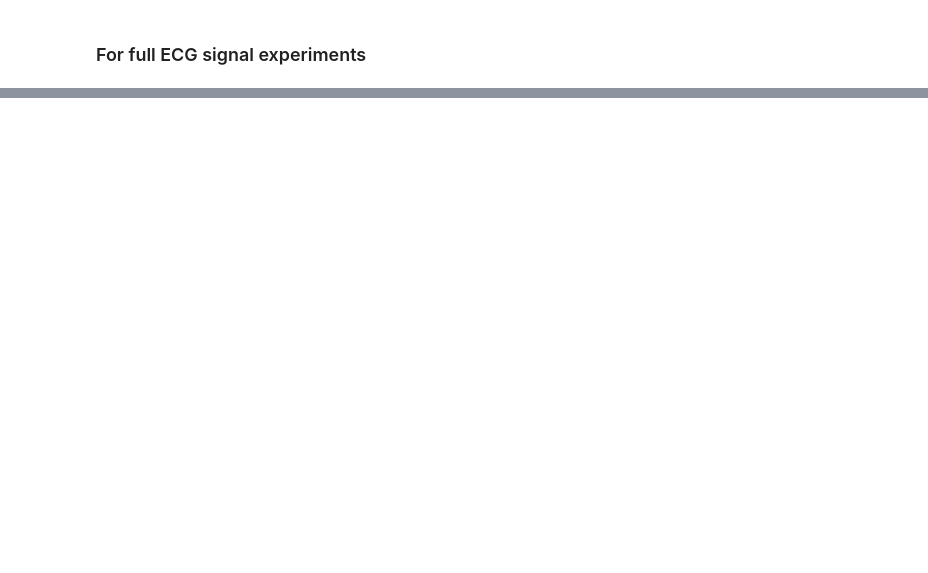
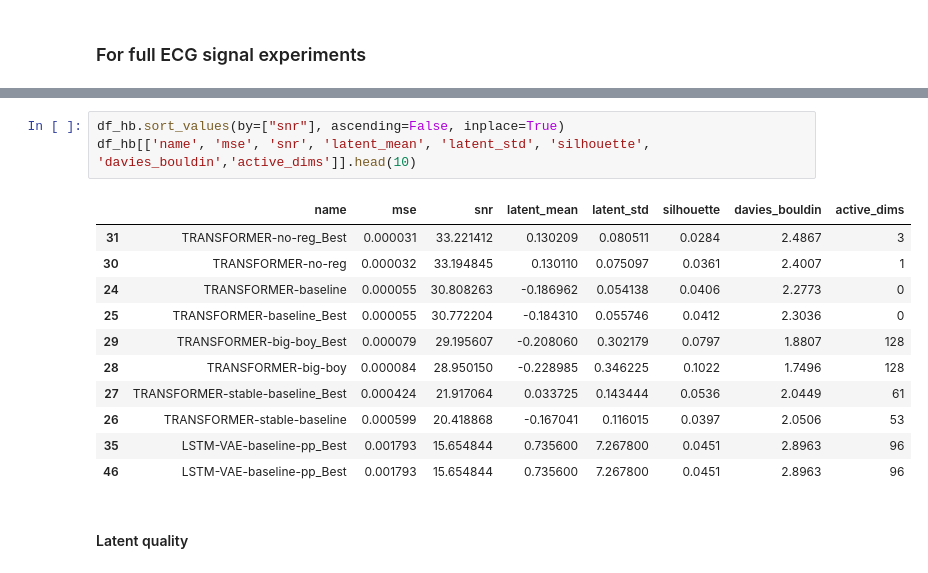
Before and after one commit to JHeczko/CardioLatentNet, a Jupyter notebook: report.ipynb, the cells around one changed output, grey strips where cells are left out. Drawn from its saved outputs; the diff is of its cells as text; blank space fills up the shorter version.

```diff
--- a/report.ipynb
+++ b/report.ipynb
@@ -67,0 +93,17 @@ df_hb[['name', 'mae', 'snr', 'latent_mean', 'latent_std', 'silhouette', 'davies_
+# %%
+df_hb.sort_values(by=["snr"], ascending=False, inplace=True)
+df_hb[['name', 'mse', 'snr', 'latent_mean', 'latent_std', 'silhouette', 'davies_bouldin','active_dims']].head(10)
+# %% [output]
+|  | name | mse | snr | latent_mean | latent_std | silhouette | davies_bouldin | active_dims |
+| 31 | TRANSFORMER-no-reg_Best | 0.000031 | 33.221412 | 0.130209 | 0.080511 | 0.0284 | 2.4867 | 3 |
+| 30 | TRANSFORMER-no-reg | 0.000032 | 33.194845 | 0.130110 | 0.075097 | 0.0361 | 2.4007 | 1 |
+| 24 | TRANSFORMER-baseline | 0.000055 | 30.808263 | -0.186962 | 0.054138 | 0.0406 | 2.2773 | 0 |
+| 25 | TRANSFORMER-baseline_Best | 0.000055 | 30.772204 | -0.184310 | 0.055746 | 0.0412 | 2.3036 | 0 |
+| 29 | TRANSFORMER-big-boy_Best | 0.000079 | 29.195607 | -0.208060 | 0.302179 | 0.0797 | 1.8807 | 128 |
+| 28 | TRANSFORMER-big-boy | 0.000084 | 28.950150 | -0.228985 | 0.346225 | 0.1022 | 1.7496 | 128 |
+| 27 | TRANSFORMER-stable-baseline_Best | 0.000424 | 21.917064 | 0.033725 | 0.143444 | 0.0536 | 2.0449 | 61 |
+| 26 | TRANSFORMER-stable-baseline | 0.000599 | 20.418868 | -0.167041 | 0.116015 | 0.0397 | 2.0506 | 53 |
+| 35 | LSTM-VAE-baseline-pp_Best | 0.001793 | 15.654844 | 0.735600 | 7.267800 | 0.0451 | 2.8963 | 96 |
+| 46 | LSTM-VAE-baseline-pp_Best | 0.001793 | 15.654844 | 0.735600 | 7.267800 | 0.0451 | 2.8963 | 96 |
+# %% [markdown]
+#### Latent quality
```
Also changed, not shown: parts of 36 cells of this notebook, 5 other files.
